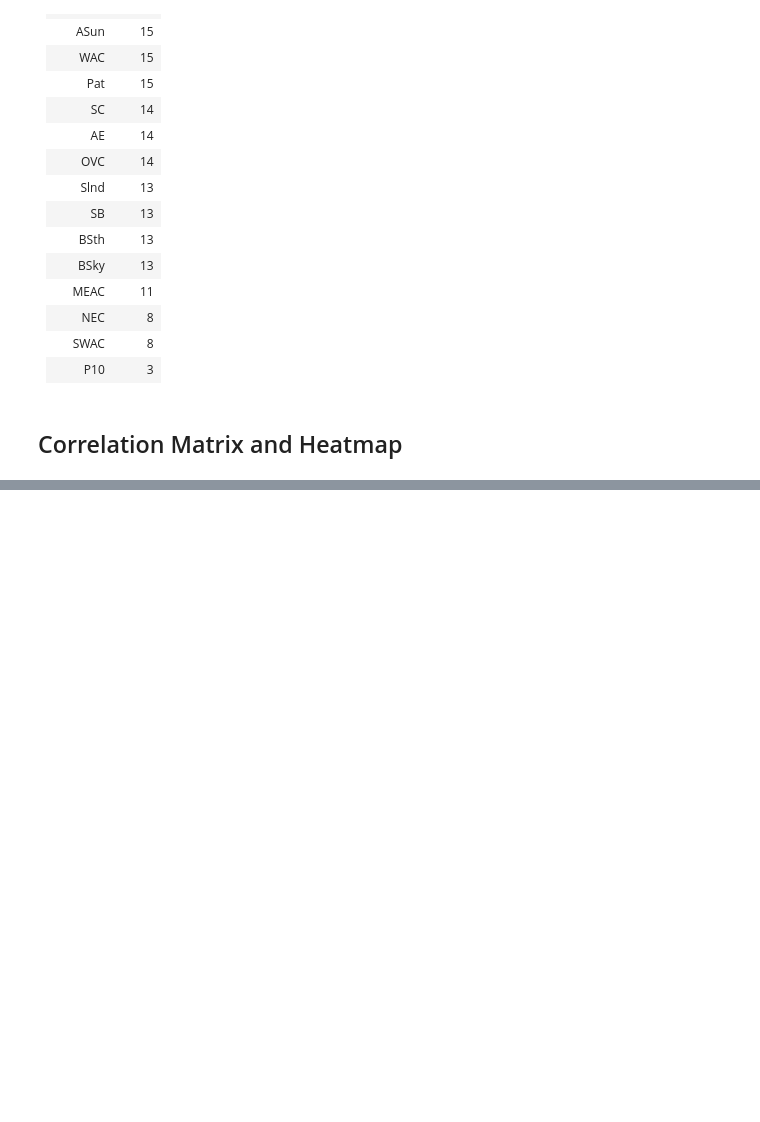
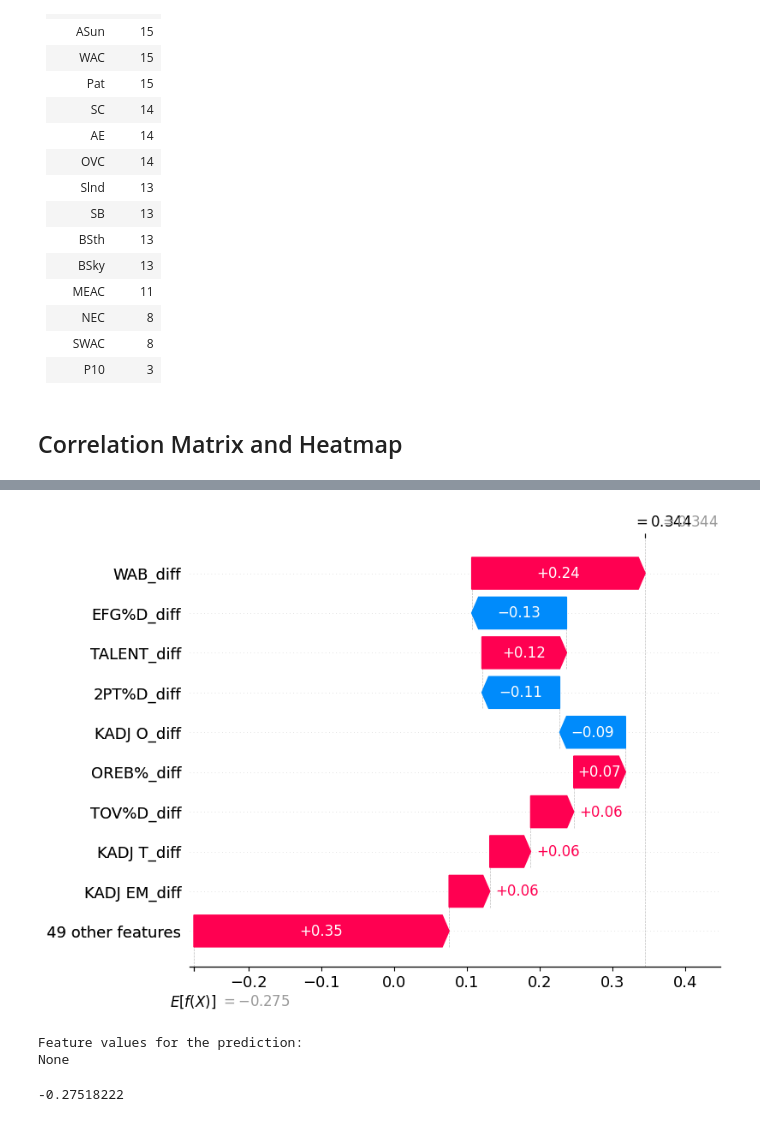
Before and after one commit to kolbymckay22/March-Madness, a Jupyter notebook: analysis.ipynb, the cells around one changed output, grey strips where cells are left out. Drawn from its saved outputs; the diff is of its cells as text; code cells hidden in the pictures; blank space fills up the shorter version.

```diff
--- a/analysis.ipynb
+++ b/analysis.ipynb
@@ -1028,0 +1164,14 @@ plt.show()
+# %%
+# Define the scaling pipeline
+scaling_pipeline = Pipeline([
+    ('scaler', StandardScaler())
+])
+
+# Fit and transform scaling on the training data, transform on test data
+X_train_scaled = scaling_pipeline.fit_transform(X_train)
+X_test_scaled = scaling_pipeline.transform(X_test)
+X_new_scaled = scaling_pipeline.transform(X_new)
+
+X_train_scaled = pd.DataFrame(X_train_scaled, columns=X_train.columns)
+X_test_scaled = pd.DataFrame(X_test_scaled, columns=X_train.columns)
+X_new_scaled = pd.DataFrame(X_new_scaled, columns=X_train.columns)
@@ -1028,0 +1673,12 @@ plt.show()
+# %%
+predictions_df = combined_matchups[(combined_matchups['YEAR'] == 2025) & (combined_matchups['ROUND'] == 64)]
+
+# Make probability predictions (use xgb.DMatrix for more efficient prediction)
+dmat = xgb.DMatrix(X_new_scaled)  # Convert to DMatrix
+predictions_df['probabilities'] = bst_final.predict(dmat, iteration_range=(0, best_iteration_final))
+
+# Make class predictions (binary)
+predictions_df['predictions'] = (predictions_df['probabilities'] > 0.5).astype(int)  # Threshold the probabilities for class prediction
+
+
+display(predictions_df[['TEAM_1', 'TEAM_2', 'probabilities', 'predictions']])
@@ -1028,0 +1713,11 @@ plt.show()
+# %%
+shap.initjs()
+
+features = X_new_scaled.columns
+
+explainer = shap.TreeExplainer(bst_final)
+explainer.feature_names = features
+sv = explainer.shap_values(X_new_scaled)
+exp = shap.Explanation(values=sv,
+                       base_values=explainer(X_new_scaled).base_values,
+                       feature_names=features)
@@ -1028,0 +1726,19 @@ plt.show()
+# %%
+team1 = "BYU"
+team2 = "VCU"
+
+index = predictions_df[(predictions_df['TEAM_1'] == team1) & (predictions_df['TEAM_2'] == team2)].index[0]
+
+shap.plots.waterfall(exp[index], max_display=10)
+# %% [output]
+[figure, added]
+# %%
+print("Feature values for the prediction:")
+print(exp[0].data)
+# %% [output]
+Feature values for the prediction:
+None
+# %%
+print(explainer.expected_value)
+# %% [output]
+-0.27518222
```
Also changed, not shown: parts of 41 cells of this notebook, 42 other files.
